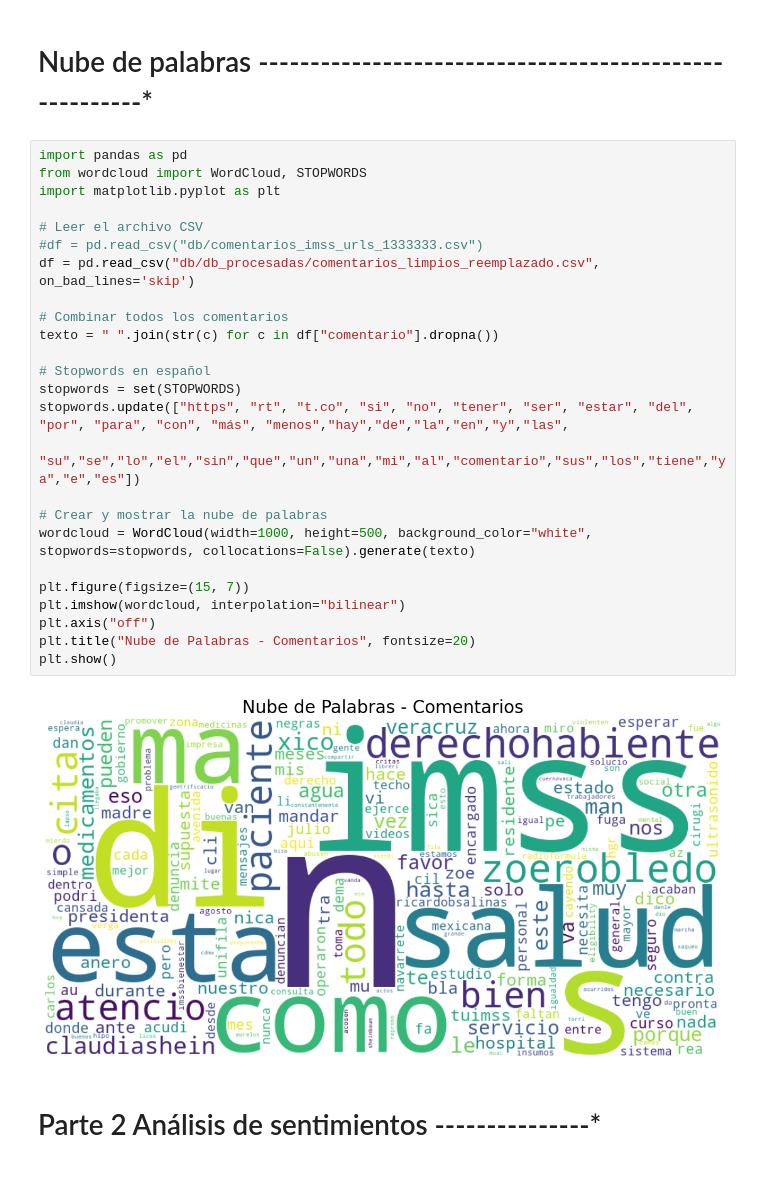
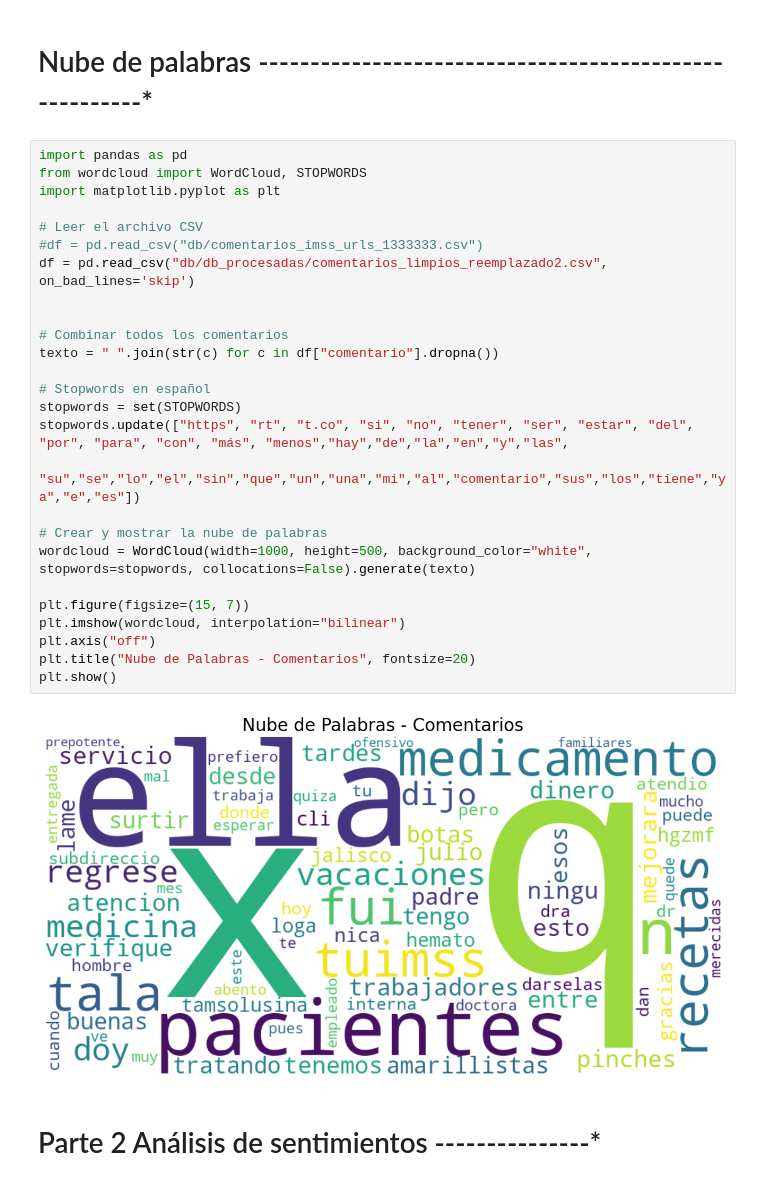
Before and after one commit to JaimeIngenia/Proyecto_IMSS, a Jupyter notebook: main.ipynb, the cells around one changed output. Cells and saved outputs as stored; diff of their text form.

```diff
--- a/main.ipynb
+++ b/main.ipynb
@@ -82,30 +87,31 @@ finally:
 # %%
 import pandas as pd
 from wordcloud import WordCloud, STOPWORDS
 import matplotlib.pyplot as plt
 
 # Leer el archivo CSV
 #df = pd.read_csv("db/comentarios_imss_urls_1333333.csv")
-df = pd.read_csv("db/db_procesadas/comentarios_limpios_reemplazado.csv", on_bad_lines='skip')
+df = pd.read_csv("db/db_procesadas/comentarios_limpios_reemplazado2.csv", on_bad_lines='skip')
+
 
 # Combinar todos los comentarios
 texto = " ".join(str(c) for c in df["comentario"].dropna())
 
 # Stopwords en español
 stopwords = set(STOPWORDS)
 stopwords.update(["https", "rt", "t.co", "si", "no", "tener", "ser", "estar", "del", "por", "para", "con", "más", "menos","hay","de","la","en","y","las",
                   "su","se","lo","el","sin","que","un","una","mi","al","comentario","sus","los","tiene","ya","e","es"])
 
 # Crear y mostrar la nube de palabras
 wordcloud = WordCloud(width=1000, height=500, background_color="white", stopwords=stopwords, collocations=False).generate(texto)
 
 plt.figure(figsize=(15, 7))
 plt.imshow(wordcloud, interpolation="bilinear")
 plt.axis("off")
 plt.title("Nube de Palabras - Comentarios", fontsize=20)
 plt.show()
 # %% [output]
-[figure, old version]
+[figure, new version]
 # %% [markdown]
 # Parte 2 Análisis de sentimientos ---------------*
 # %% [markdown]
```
Also changed, not shown: parts of 4 cells of this notebook, 3 other files.
